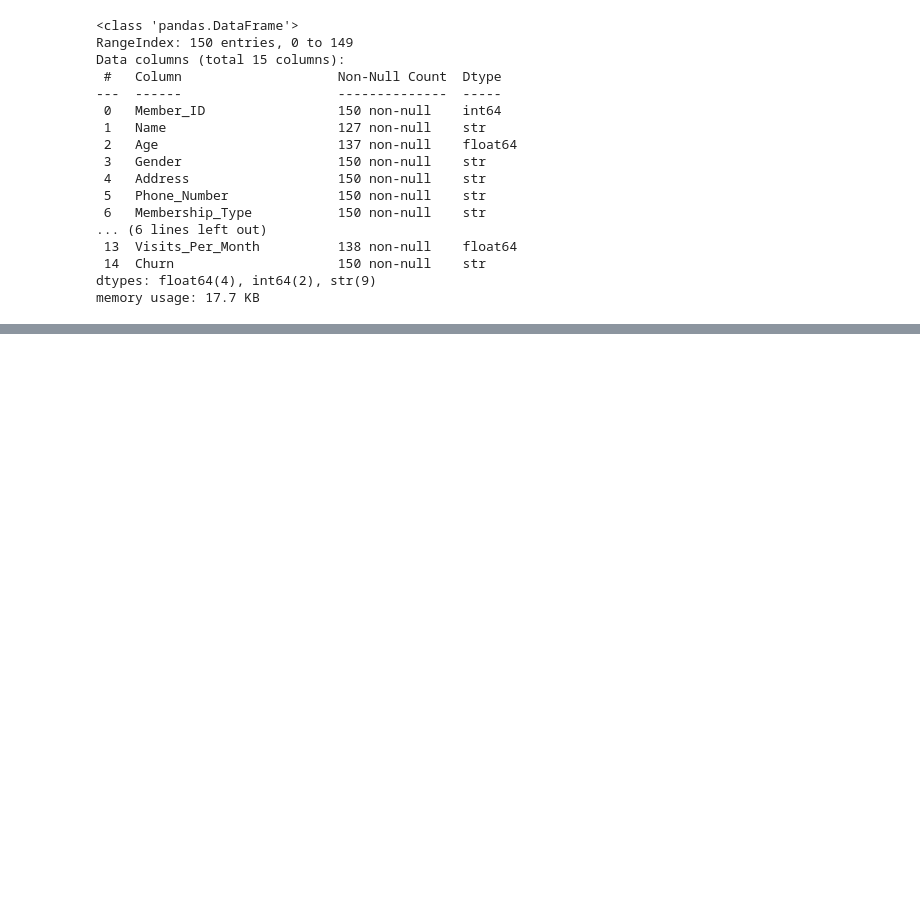
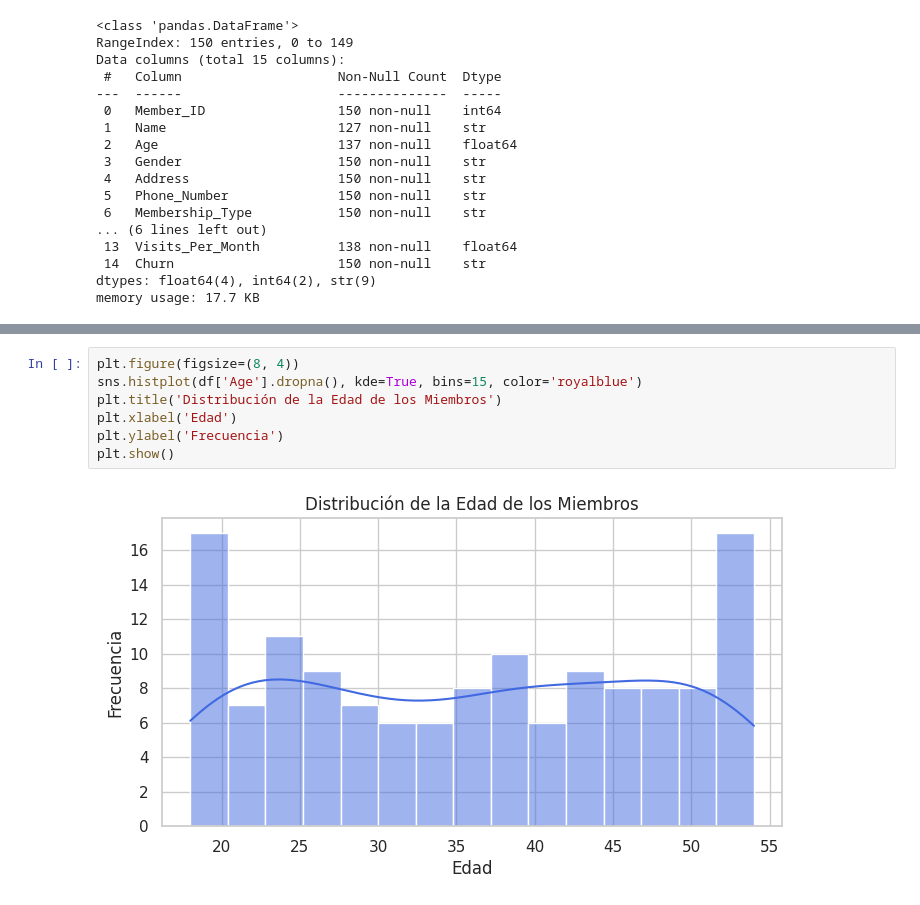
Before and after one commit to Cristian131x/Ejemplo-Proyecto-2-Parte-I-Core-, a Jupyter notebook: EDA/1_EDA_Deserción_en_Gimnasios.ipynb, the cells around one changed output, grey strips where cells are left out. Drawn from its saved outputs; the diff is of its cells as text; blank space fills up the shorter version.

```diff
--- a/EDA/1_EDA_Deserción_en_Gimnasios.ipynb
+++ b/EDA/1_EDA_Deserción_en_Gimnasios.ipynb
@@ -90,0 +330,9 @@ memory usage: 17.7 KB
+# %%
+plt.figure(figsize=(8, 4))
+sns.histplot(df['Age'].dropna(), kde=True, bins=15, color='royalblue')
+plt.title('Distribución de la Edad de los Miembros')
+plt.xlabel('Edad')
+plt.ylabel('Frecuencia')
+plt.show()
+# %% [output]
+[figure, added]
```
Also changed, not shown: parts of 41 cells of this notebook, 1 other file.
